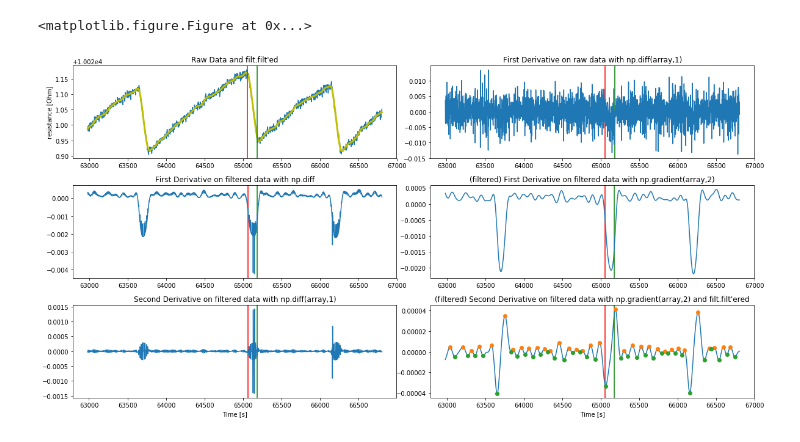
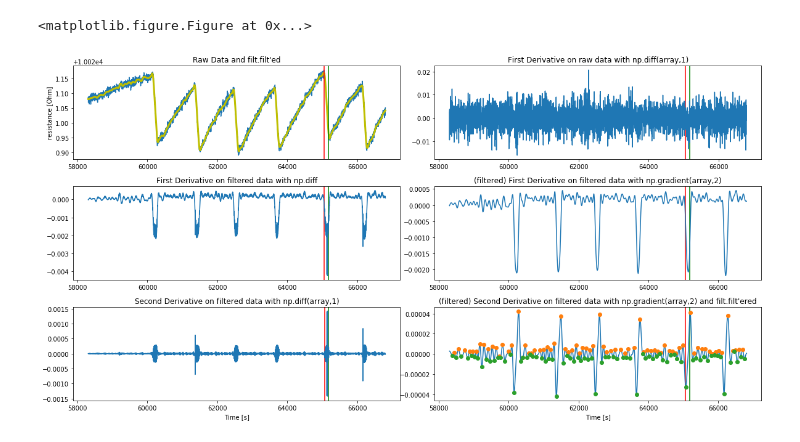
Before and after one commit to massimopinto/CalRadDosimetry, a Jupyter notebook: Core_resistance_analysis.ipynb, the cells around one changed output. Drawn from its saved outputs; the diff is of its cells as text; code cells hidden in the pictures.

```diff
--- a/Core_resistance_analysis.ipynb
+++ b/Core_resistance_analysis.ipynb
@@ -28,7 +28,7 @@ fig = pyplt.figure(figsize=(10.0,3.0))
 fig.tight_layout()
 
 Core_data = np.loadtxt(fname='2015_12_22_15_44_20_strip.dat', skiprows=1)
-data = Core_data[-2800:-1000][:]
+data = Core_data[-5000:-1000][:]
 time = data[:,0]
 resistance = data[:,1]
 
@@ -108,31 +108,31 @@ ax6.axvline(x=65182, color='green')
 
 ax2.plot(xfirst,yfirst)
 #ax3.plot(time,yfirst)
 #ax2.set_ylabel("dy/dx")
 #ax2.set_xlabel("Time [s]")
 ax2.set_title("First Derivative on filtered data with np.diff")
 
 ax3.plot(xsecond,ysecond)
 #ax4.plot(time,ysecond)
 #ax3.set_ylabel("d2y/d2x")
 ax3.set_xlabel("Time [s]")
 ax3.set_title("Second Derivative on filtered data with np.diff(array,1)")
 
 ax4.set_title("First Derivative on raw data with np.diff(array,1)")
 ax4.plot(xfirst,yfirst_raw)
 
 ax5.plot(time, yfirst_gradient)
 ax5.set_title("(filtered) First Derivative on filtered data with np.gradient(array,2)")
 
 ax6.set_xlabel("Time [s]")
 ax6.plot(time, ysecond_gradient)
 ax6.plot(time[maxima],ysecond_gradient[maxima], marker='o', linestyle='None')
 ax6.plot(time[minima],ysecond_gradient[minima], marker='o', linestyle='None')
 
 ax6.set_title("(filtered) Second Derivative on filtered data with np.gradient(array,2) and filt.filt'ered")
 
 pyplt.savefig(dirname+"/"+"derivate_filters"+".png")
 pyplt.show()
 # %% [output]
 <matplotlib.figure.Figure at 0x...>
-[figure, old version]
+[figure, new version]
```
Also changed, not shown: parts of 9 cells of this notebook.
